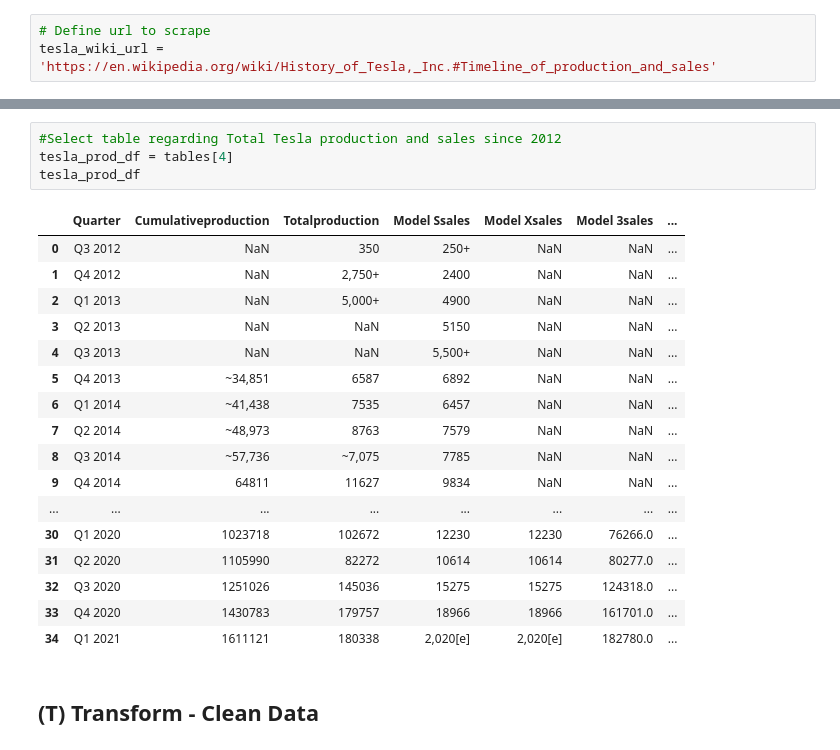
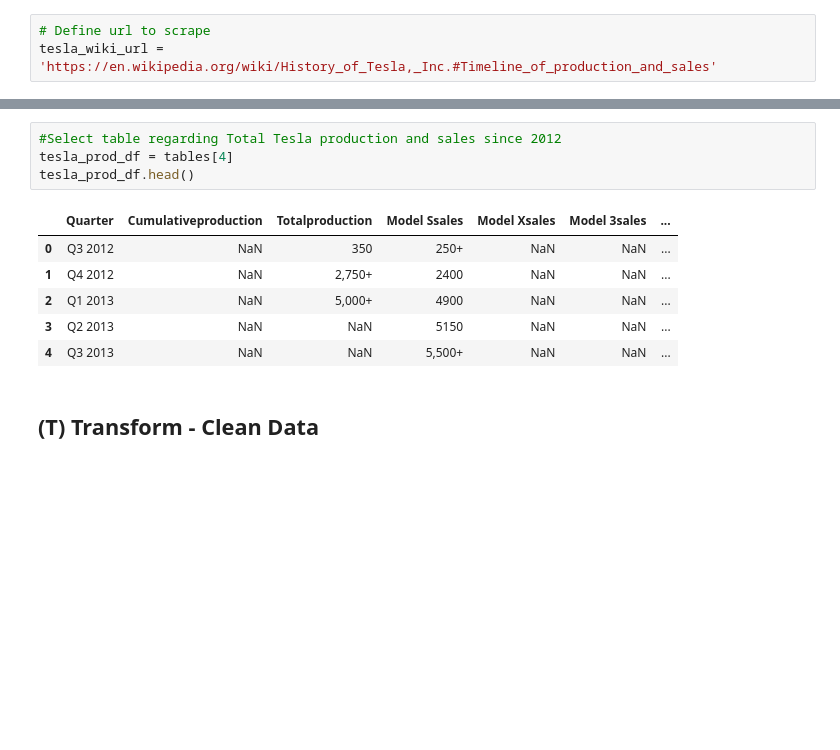
Before and after one commit to MwansaMwango/rise-of-electric-vehicles, a Jupyter notebook: data/scrape_telsa_sales_wiki.ipynb, the cells around one changed output, grey strips where cells are left out. Cells and saved outputs as stored; diff of their text form; blank space fills up the shorter version.

```diff
--- a/data/scrape_telsa_sales_wiki.ipynb
+++ b/data/scrape_telsa_sales_wiki.ipynb
@@ -33,24 +33,13 @@ tables
 # %%
 #Select table regarding Total Tesla production and sales since 2012
 tesla_prod_df = tables[4]
-tesla_prod_df
+tesla_prod_df.head()
 # %% [output]
 |  | Quarter | Cumulativeproduction | Totalproduction | Model Ssales | Model Xsales | Model 3sales | ... |
 | 0 | Q3 2012 | NaN | 350 | 250+ | NaN | NaN | ... |
 | 1 | Q4 2012 | NaN | 2,750+ | 2400 | NaN | NaN | ... |
 | 2 | Q1 2013 | NaN | 5,000+ | 4900 | NaN | NaN | ... |
 | 3 | Q2 2013 | NaN | NaN | 5150 | NaN | NaN | ... |
 | 4 | Q3 2013 | NaN | NaN | 5,500+ | NaN | NaN | ... |
-| 5 | Q4 2013 | ~34,851 | 6587 | 6892 | NaN | NaN | ... |
-| 6 | Q1 2014 | ~41,438 | 7535 | 6457 | NaN | NaN | ... |
-| 7 | Q2 2014 | ~48,973 | 8763 | 7579 | NaN | NaN | ... |
-| 8 | Q3 2014 | ~57,736 | ~7,075 | 7785 | NaN | NaN | ... |
-| 9 | Q4 2014 | 64811 | 11627 | 9834 | NaN | NaN | ... |
-| ... | ... | ... | ... | ... | ... | ... | ... |
-| 30 | Q1 2020 | 1023718 | 102672 | 12230 | 12230 | 76266.0 | ... |
-| 31 | Q2 2020 | 1105990 | 82272 | 10614 | 10614 | 80277.0 | ... |
-| 32 | Q3 2020 | 1251026 | 145036 | 15275 | 15275 | 124318.0 | ... |
-| 33 | Q4 2020 | 1430783 | 179757 | 18966 | 18966 | 161701.0 | ... |
-| 34 | Q1 2021 | 1611121 | 180338 | 2,020[e] | 2,020[e] | 182780.0 | ... |
 # %% [markdown]
 ## (T) Transform - Clean Data
```
Also changed, not shown: parts of 22 cells of this notebook.
